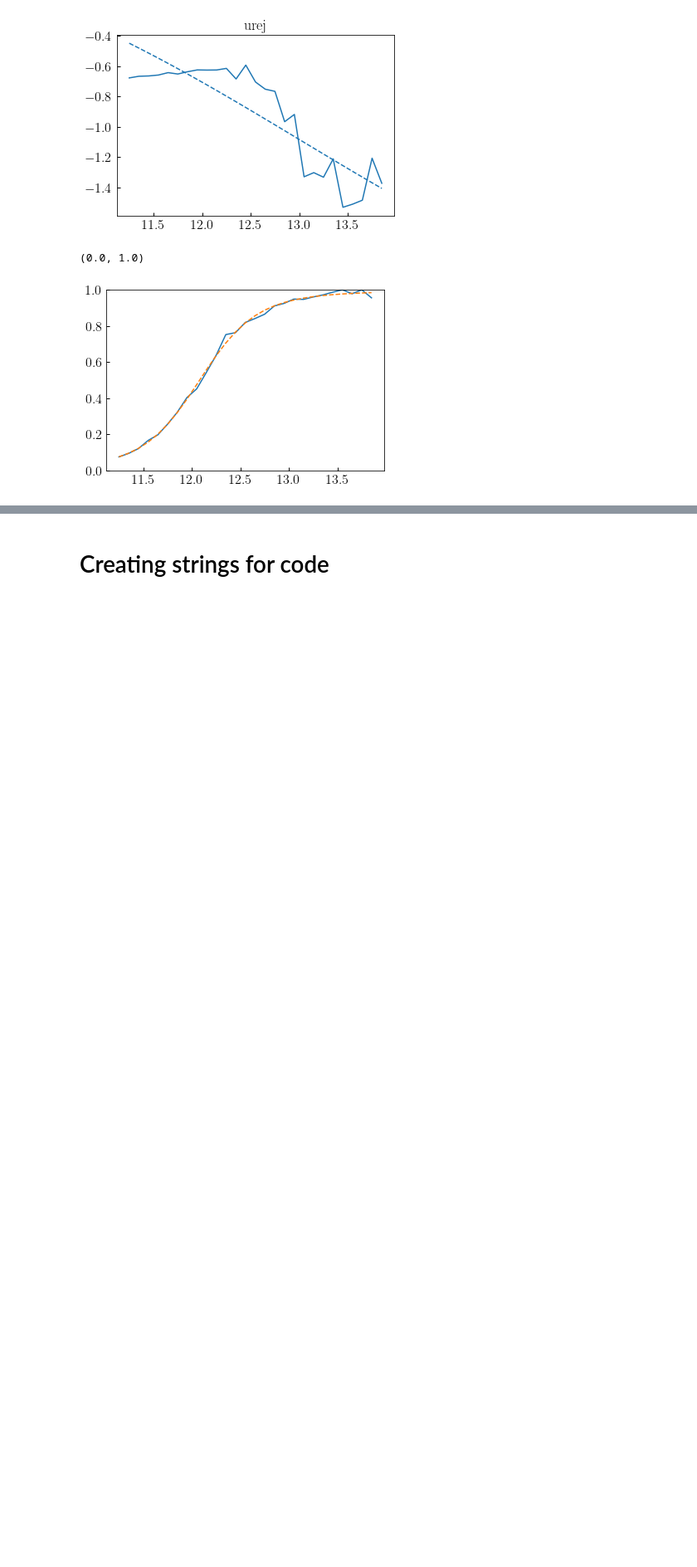
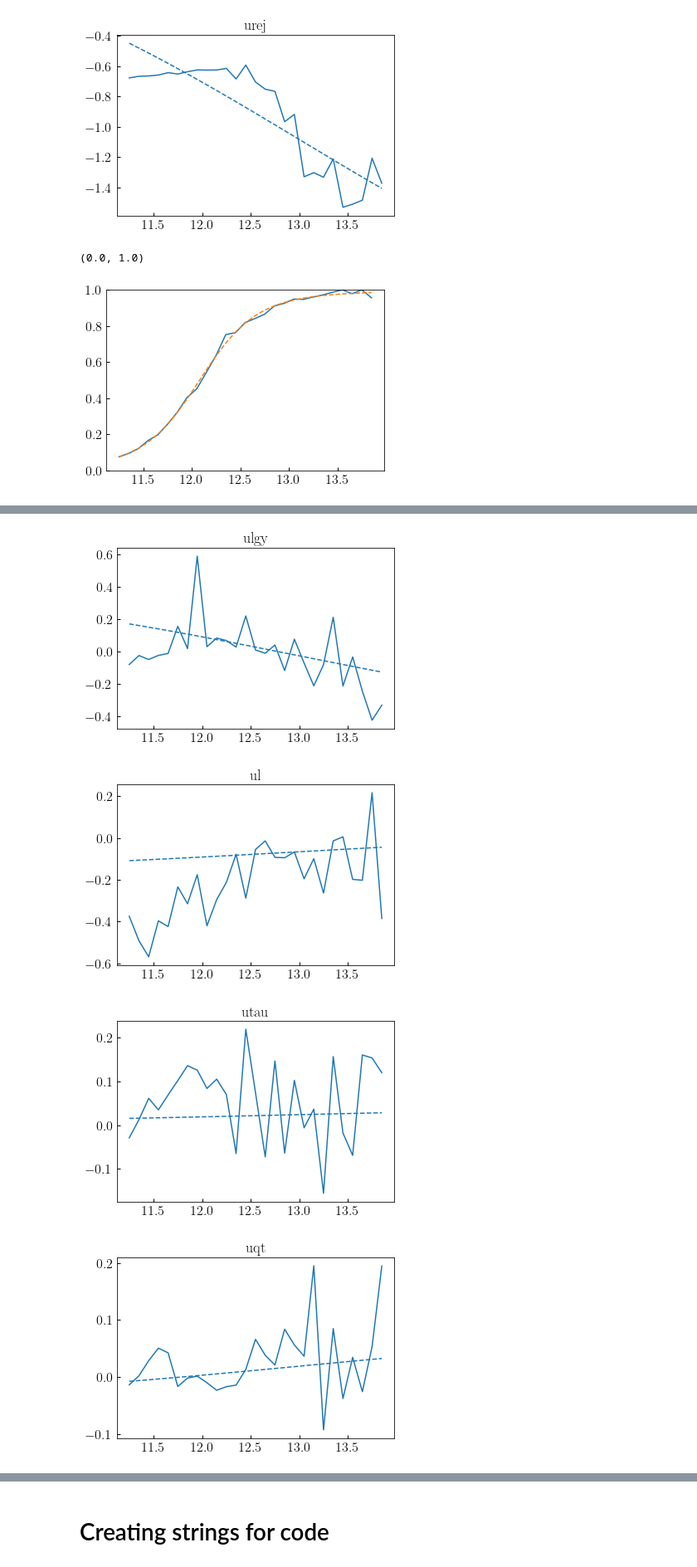
Before and after one commit to ArgonneCPAC/diffstarpop, a Jupyter notebook: notebooks/pdf_population_parameters.ipynb, the cells around one changed output, grey strips where cells are left out. Shown at 83% size. Saved outputs shown, nothing was run; the diff lists cells and outputs as text; code cells hidden in the pictures; blank space fills up the shorter version.

```diff
--- a/notebooks/pdf_population_parameters.ipynb
+++ b/notebooks/pdf_population_parameters.ipynb
@@ -825,0 +869,14 @@ for i in _free_params[4:]:
+# %%
+names = ["ulgm", "ulgy", "ul", "uh", "utau", "uqt", "uqs", "udrop", "urej"]
+
+for i in _free_params[1:]:
+    line=plt.plot(massvalsc, corrs_Q[:,i,0])[0]
+
+    plt.plot(massvalsc, _fun_cov_diag(massvalsc, *cov_lims_Q[:,i,0]), ls='--', color = line.get_color())
+    plt.title(names[i])
+    plt.show()
+# %% [output]
+[figure, added]
+[figure, added]
+[figure, added]
+[figure, added]
```
Also changed, not shown: parts of 18 cells of this notebook, 7 other files.
